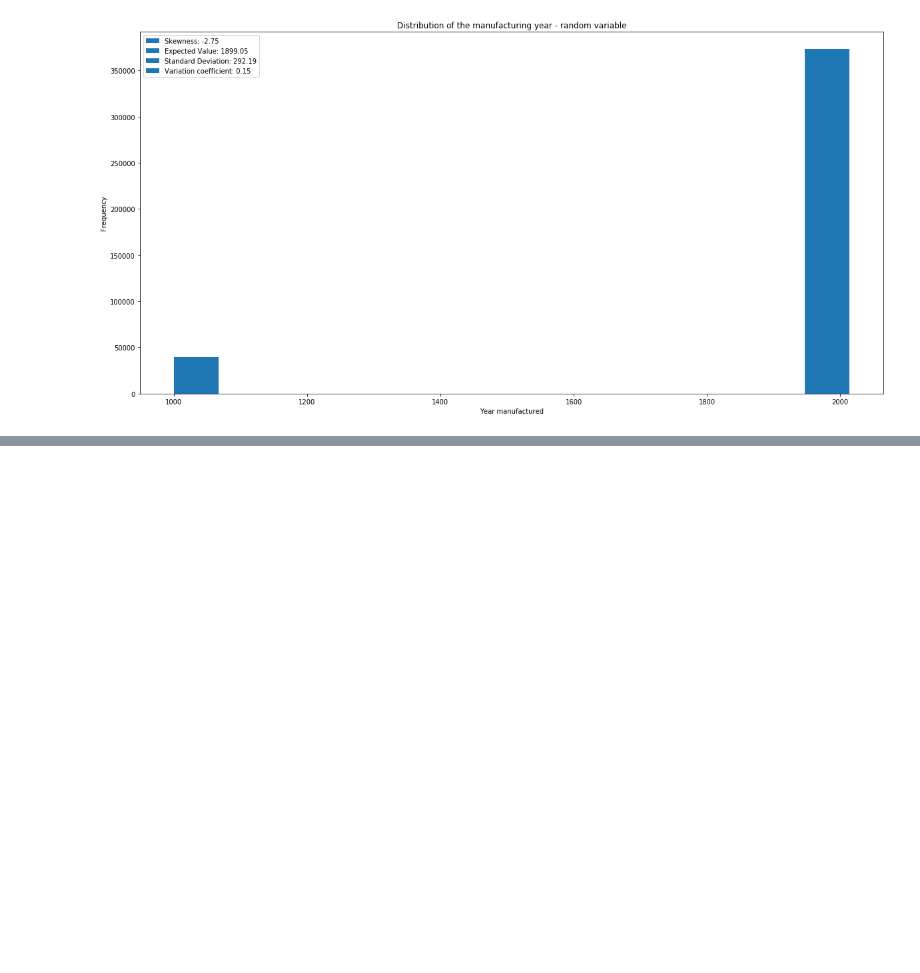
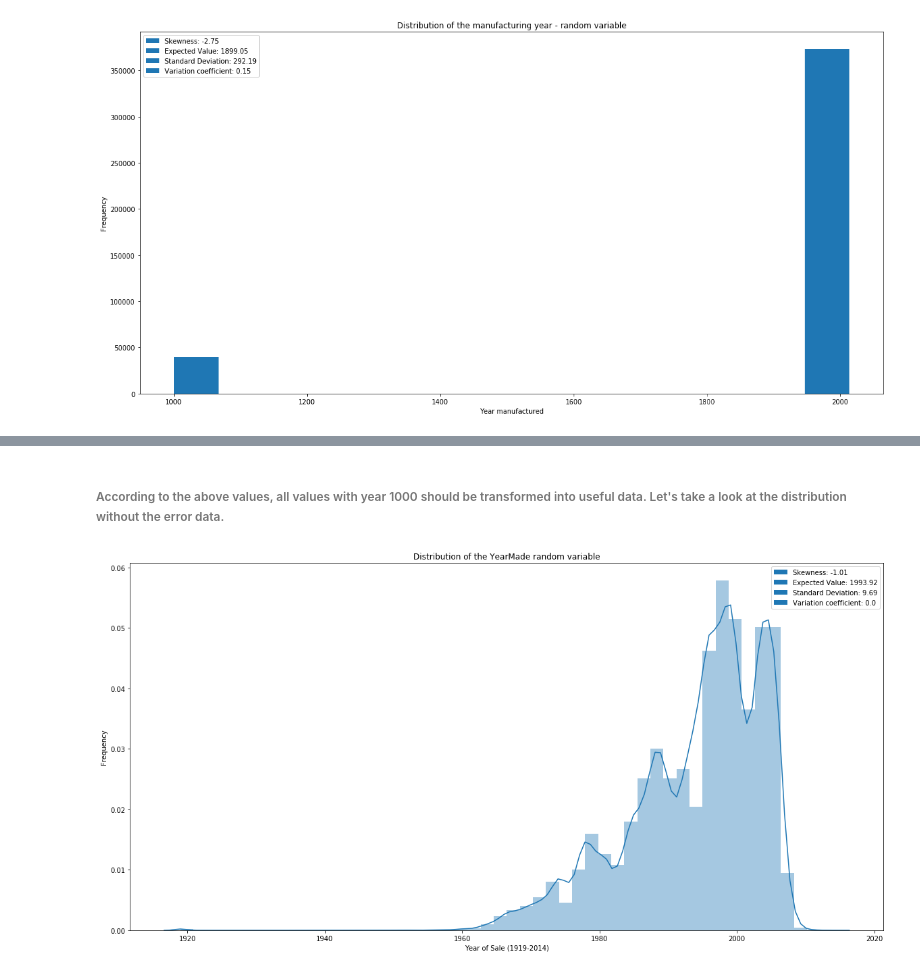
Before and after one commit to Ritsch1/Bulldozer-Prizing-Regression-Model, a Jupyter notebook: notebook/Bulldozer-Pricing-Regression-Model.ipynb, the cells around one changed output, grey strips where cells are left out. Saved outputs shown, nothing was run; the diff lists cells and outputs as text; code cells hidden in the pictures; blank space fills up the shorter version.

Commit message:
Explore distribution of manufacturing years without error data

```diff
--- a/notebook/Bulldozer-Pricing-Regression-Model.ipynb
+++ b/notebook/Bulldozer-Pricing-Regression-Model.ipynb
@@ -226,0 +243,35 @@ plt.show()
+# %% [markdown]
+###### According to the above values, all values with year 1000 should be transformed into useful data. Let's take a look at the distribution without the error data.
+# %%
+fig, ax = plt.subplots(figsize=(20,10),
+                       nrows=1,
+                       ncols=1)
+
+df_year = df[df["YearMade"] != 1000]["YearMade"]
+
+#Patching some important information
+skewness = round(scipy.stats.skew(df_year),2)
+skewness_patch=mpatches.Patch(label="Skewness: "+str(skewness))
+
+expected_value=round(np.mean(df_year),2)
+expected_value_patch=mpatches.Patch(label="Expected Value: "+str(expected_value))
+
+std_deviation=round(np.std(df_year),2)
+std_deviation_patch=mpatches.Patch(label="Standard Deviation: "+str(std_deviation))
+
+variation_coefficient=round(scipy.stats.variation(df_year),2)
+variation_coefficient_patch=mpatches.Patch(label="Variation coefficient: "+str(variation_coefficient))
+
+#Plotting the legend
+plt.legend(handles=[skewness_patch, expected_value_patch, std_deviation_patch, variation_coefficient_patch])
+
+sns.distplot(df[df["YearMade"] != 1000]["YearMade"]);
+
+#Set meta-information
+ax.set(title="Distribution of the YearMade random variable",
+       xlabel="Year of Sale (1919-2014)",
+       ylabel="Frequency");
+
+plt.show();
+# %% [output]
+[figure, added]
```
Also changed, not shown: parts of 1 cell of this notebook.
